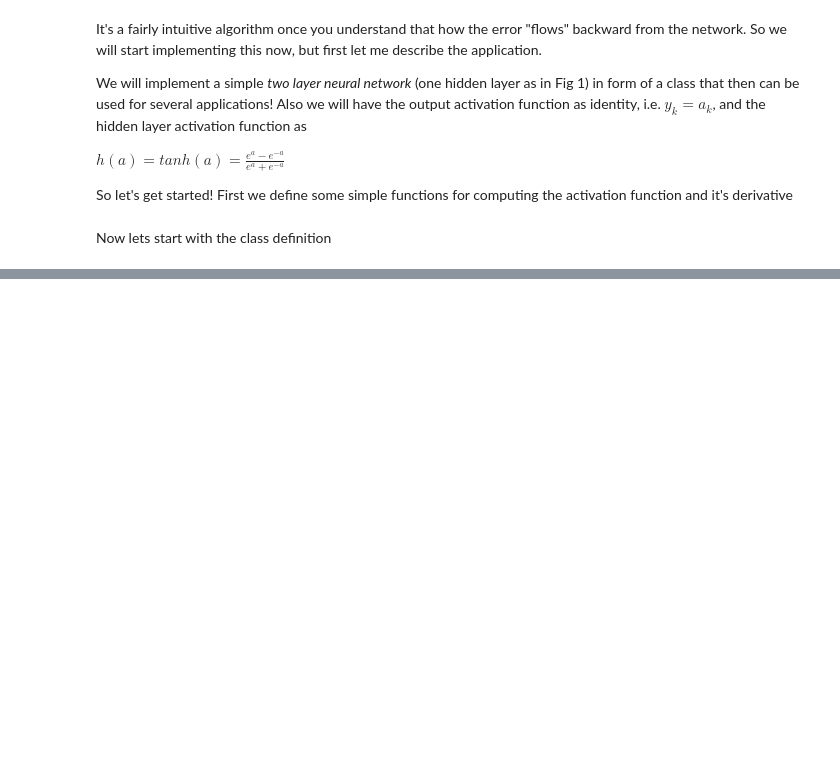
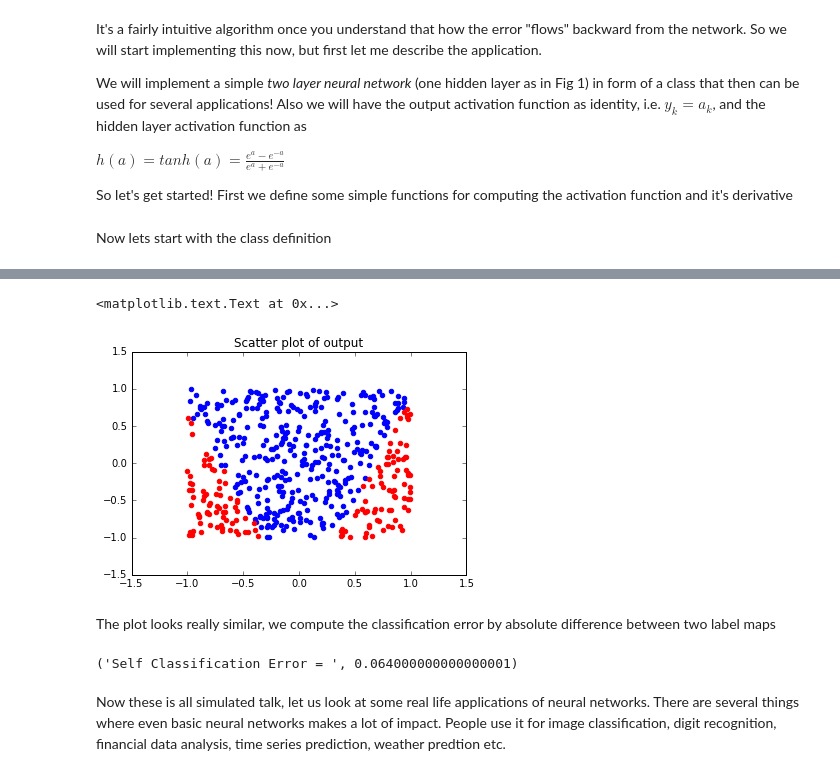
Before and after one commit to riddhishb/ipython-notebooks, a Jupyter notebook: Neural Network/Neural network.ipynb, the cells around one changed output, grey strips where cells are left out. Drawn from its saved outputs; the diff is of its cells as text; code cells hidden in the pictures; blank space fills up the shorter version.

```diff
--- a/Neural Network/Neural network.ipynb
+++ b/Neural Network/Neural network.ipynb
@@ -312,0 +460,39 @@ $$\textbf{w}^{(\tau + 1)} = \textbf{w}^{(\tau)} - \eta \nabla E_n(\textbf{w}^{(\
+# %%
+nn = neural_network([2, 2, 1])
+inputs = np.zeros([N, 2])
+inputs[:,0] = x
+inputs[:,1] = y
+nn.train(inputs, label)
+labelout = np.ones(N)
+xao = []
+yao = []
+xbo = []
+ybo = []
+for i in range(N):
+    out = nn.predict_out(inputs[i,:])
+    if(out > 0):
+        xao.append(inputs[i,0])
+        yao.append(inputs[i,1])
+    else:
+        xbo.append(inputs[i,0])
+        ybo.append(inputs[i,1])
+        labelout[i] = -1
+
+plt.scatter(xao, yao, color = 'b')
+plt.hold(True)
+plt.scatter(xbo, ybo, color = 'r')
+plt.title('Scatter plot of output')
+# %% [output]
+<matplotlib.text.Text at 0x...>
+[figure, added]
+# %% [markdown]
+The plot looks really similar, we compute the classification error by absolute difference between two label maps
+# %%
+# Self classification error
+err = np.sum(np.abs(label - labelout))
+err = err / len(label)
+print('Self Classification Error = ', err)
+# %% [output]
+('Self Classification Error = ', 0.064000000000000001)
+# %% [markdown]
+Now these is all simulated talk, let us look at some real life applications of neural networks. There are several things where even basic neural networks makes a lot of impact. People use it for image classification, digit recognition, financial data analysis, time series prediction, weather predtion etc.
```
Also changed, not shown: parts of 10 cells of this notebook, 1 other file.
